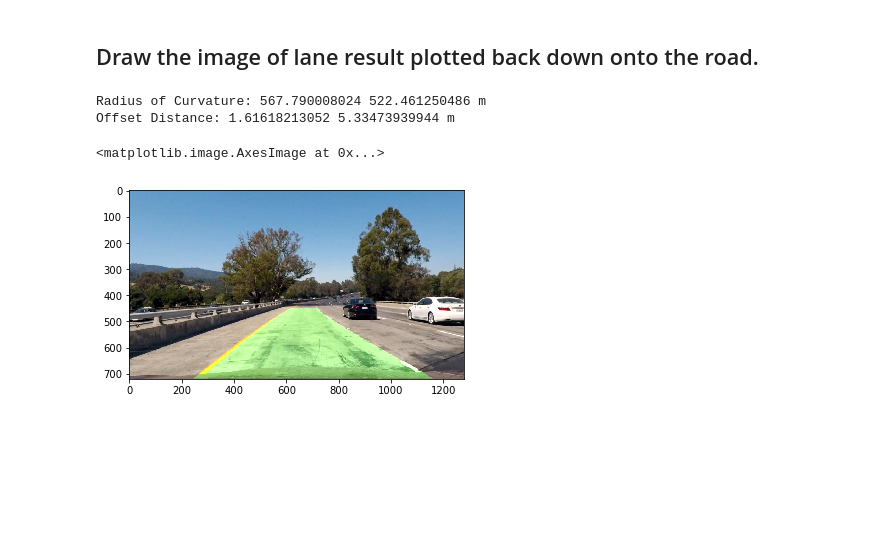
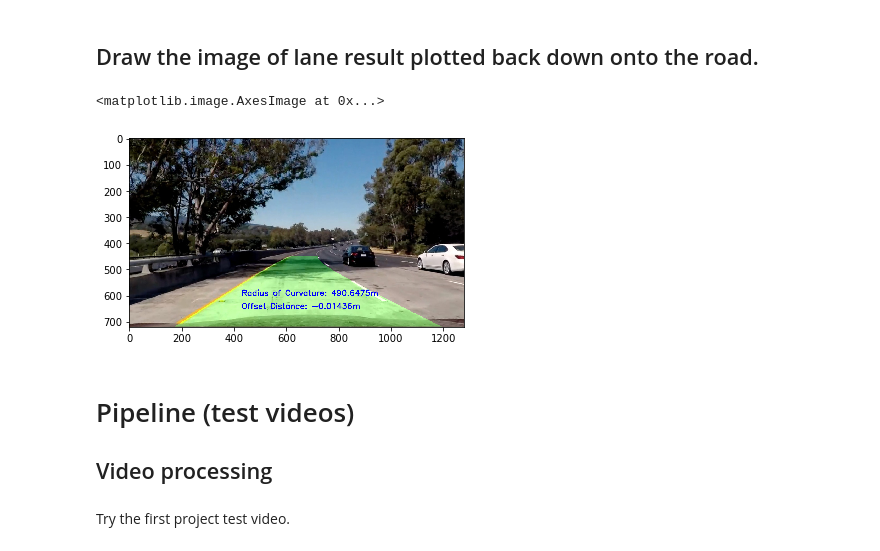
Before and after one commit to demon221/CarND-Advanced-Lane-Lines-P4, a Jupyter notebook: P4.ipynb, the cells around one changed output. Cells and saved outputs as stored; diff of their text form; code cells hidden in the pictures; blank space fills up the shorter version.

Commit message:
Pipeline created for test image and 1st video

```diff
--- a/P4.ipynb
+++ b/P4.ipynb
@@ -215,7 +215,7 @@ def combined_thresh(img):
 
 
 # Read in an undistortion image
-image_undistorted = mpimg.imread('output_images/test_images/undistorted1.jpg')
+image_undistorted = mpimg.imread('output_images/test_images/undistorted5.jpg')
 
 # Run the function
 combined_test, absx_bin, mag_bin, dir_bin, s_bin, color_mask = combined_thresh(image_undistorted)
@@ -528,7 +524,7 @@ plot_poly_lane(out_img, left_fit, right_fit)
 ## Calculation of radius of curvature after correcting for scale in x and y.
 Assuming that the lane is about 30 meters long and 3.7 meters wide.
 # %%
-def plot_radius_of_curvature(img, left_lane_inds, right_lane_inds):
+def radius_of_curvature(img, left_lane_inds, right_lane_inds):
 
     # Generate some fake data to represent lane-line pixels
     ploty = np.linspace(0, 719, num=720)# to cover same y-range as image
@@ -558,13 +554,14 @@ def plot_radius_of_curvature(img, left_lane_inds, right_lane_inds):
     # Calculate the new radii of curvature
     left_curverad = ((1 + (2*left_fit_cr[0]*y_eval*ym_per_pix + left_fit_cr[1])**2)**1.5) / np.absolute(2*left_fit_cr[0])
     right_curverad = ((1 + (2*right_fit_cr[0]*y_eval*ym_per_pix + right_fit_cr[1])**2)**1.5) / np.absolute(2*right_fit_cr[0])
+    radius_curverad = (left_curverad + right_curverad)/2
 
     # Calculate the offset distance
     left_x_eval = left_fit_cr[0]*(y_eval*ym_per_pix)**2 + left_fit_cr[1]*(y_eval*ym_per_pix) + left_fit_cr[2]
     right_x_eval = right_fit_cr[0]*(y_eval*ym_per_pix)**2 + right_fit_cr[1]*(y_eval*ym_per_pix) + right_fit_cr[2]
     offset_distance = 1280./2*xm_per_pix - (left_x_eval + right_x_eval)/2
 
-    return left_curverad, right_curverad, left_x_eval, right_x_eval
+    return left_curverad, right_curverad, offset_distance
 # %% [markdown]
 ## Draw the image of lane result plotted back down onto the road.
 # %%
@@ -596,15 +593,25 @@ def plot_lane_on_image(img, left_fit, right_fit):
     result = cv2.addWeighted(img, 1, newwarp, 0.3, 0)
 
     return result
+
+def plot_radius_of_curvature(undistorted, left_fit, right_fit, left_lane_inds, right_lane_inds):
+
+    result = plot_lane_on_image(undistorted, left_fit, right_fit)
+    left_curverad, right_curverad, offset_distance = radius_of_curvature(undistorted, left_lane_inds, right_lane_inds)
+
+    # Print Radius of Curvature and Offset Distance on the lane result
+    font = cv2.FONT_HERSHEY_SIMPLEX
+    if left_curverad and right_curverad:
+        str1 = str('Radius of Curvature: '+ str(round((left_curverad + right_curverad)/2, 5)) +'m')
+        cv2.putText(result,str1,(430,600), font, 1,(0,0,255),2,cv2.LINE_AA)
+        str2 = str('Offset Distance: '+ str(round(offset_distance, 5)) + 'm')
+        cv2.putText(result,str2,(430,650), font, 1,(0,0,255),2,cv2.LINE_AA)
+
+    return result
 # %%
-
-left_curverad, right_curverad, left_x_eval, right_x_eval = plot_radius_of_curvature(image_undistorted, left_lane_inds, right_lane_inds)
-print('Radius of Curvature:', left_curverad, right_curverad, 'm')
-print('Offset Distance:', left_x_eval, right_x_eval, 'm')
-result = plot_lane_on_image(image_undistorted, left_fit, right_fit)
+# Plot the Radius of Curvature and Offset Distance on the test image
+result = plot_radius_of_curvature(image_undistorted, left_fit, right_fit, left_lane_inds, right_lane_inds)
 plt.imshow(result)
 # %% [output]
-Radius of Curvature: 567.790008024 522.461250486 m
-Offset Distance: 1.61618213052 5.33473939944 m
+<matplotlib.image.AxesImage at 0x...>
-<matplotlib.image.AxesImage at 0x...>
-[figure, old version]
+[figure, new version]
@@ -617,0 +643,5 @@ def detect_lane(img):
+# %% [markdown]
+# Pipeline (test videos)
+## Video processing
+# %% [markdown]
+Try the first project test video.
```
Also changed, not shown: parts of 11 cells of this notebook, 14 other files.
